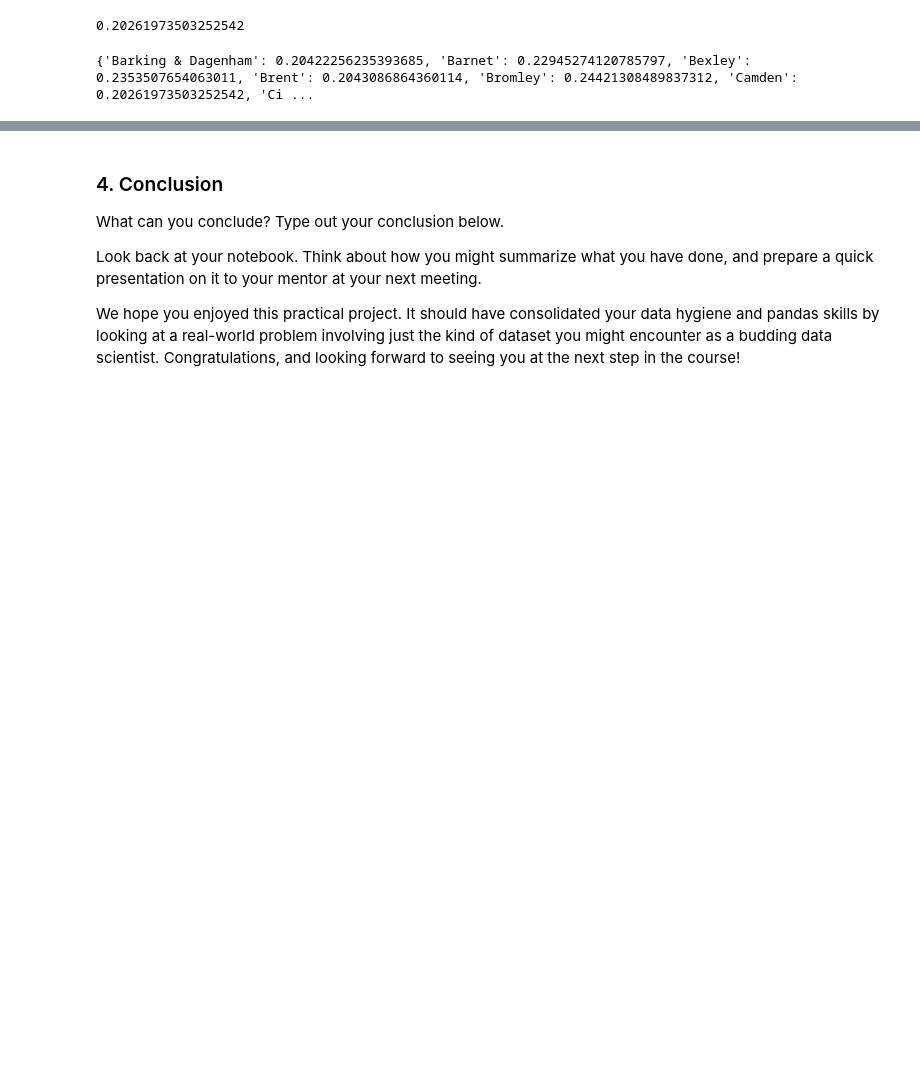
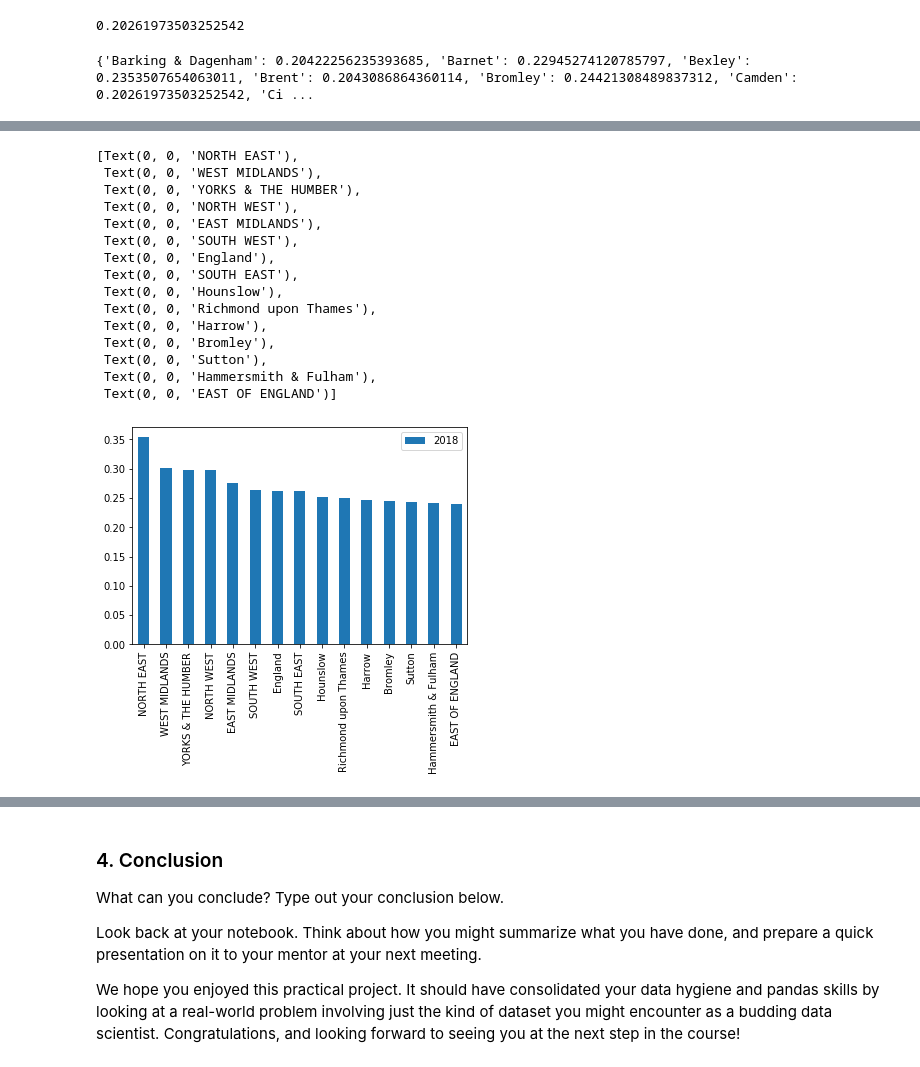
Before and after one commit to alisonreneelao/springboard, a Jupyter notebook: Unit 4 Challenge - Tier 3.ipynb, the cells around one changed output, grey strips where cells are left out. Saved outputs shown, nothing was run; the diff lists cells and outputs as text; code cells hidden in the pictures; blank space fills up the shorter version.

```diff
--- a/Unit 4 Challenge - Tier 3.ipynb
+++ b/Unit 4 Challenge - Tier 3.ipynb
@@ -284,4 +284,4 @@ print(ratio)
 {'Barking & Dagenham': 0.20422256235393685, 'Barnet': 0.22945274120785797, 'Bexley': 0.2353507654063011, 'Brent': 0.2043086864360114, 'Bromley': 0.24421308489837312, 'Camden': 0.20261973503252542, 'Ci ...
 # %%
 # Make a variable called df_ratios, and assign it the result of calling the DataFrame method on the dictionary final.
-df_ratios = pd.DataFrame(ratio)
+df_ratios = pd.DataFrame(ratio, index=[ x for x in range(len(ratio))])
@@ -289,0 +288,4 @@ ValueError: If using all scalar values, you must pass an index
+# %%
+df_ratios_T = df_ratios.T
+df_ratios = df_ratios_T.reset_index()
+df_ratios.head()
@@ -289,0 +300,4 @@ ValueError: If using all scalar values, you must pass an index
+# %%
+# Let's just rename the 'index' column as 'London_Borough', and the '0' column to '2018'.
+df_ratios.rename(columns={'index':'Borough', 0:'2018'}, inplace=True)
+df_ratios.head()
@@ -289,0 +312,5 @@ ValueError: If using all scalar values, you must pass an index
+# %%
+# Let's sort in descending order and select the top 15 boroughs.
+# Make a variable called top15, and assign it the result of calling sort_values() on df_ratios.
+top15 = df_ratios.sort_values(by='2018',ascending=False).head(15)
+print(top15)
@@ -289,0 +335,24 @@ ValueError: If using all scalar values, you must pass an index
+# %%
+# Let's plot the boroughs that have seen the greatest changes in price.
+# Make a variable called ax. Assign it the result of filtering top15 on 'Borough' and '2018', then calling plot(), with
+# the parameter kind = 'bar'.
+ax = top15[['Borough','2018']].plot(kind='bar')
+
+ax.set_xticklabels(top15.Borough)
+# %% [output]
+[Text(0, 0, 'NORTH EAST'),
+ Text(0, 0, 'WEST MIDLANDS'),
+ Text(0, 0, 'YORKS & THE HUMBER'),
+ Text(0, 0, 'NORTH WEST'),
+ Text(0, 0, 'EAST MIDLANDS'),
+ Text(0, 0, 'SOUTH WEST'),
+ Text(0, 0, 'England'),
+ Text(0, 0, 'SOUTH EAST'),
+ Text(0, 0, 'Hounslow'),
+ Text(0, 0, 'Richmond upon Thames'),
+ Text(0, 0, 'Harrow'),
+ Text(0, 0, 'Bromley'),
+ Text(0, 0, 'Sutton'),
+ Text(0, 0, 'Hammersmith & Fulham'),
+ Text(0, 0, 'EAST OF ENGLAND')]
+[figure, added]
```
Also changed, not shown: parts of 7 cells of this notebook.
